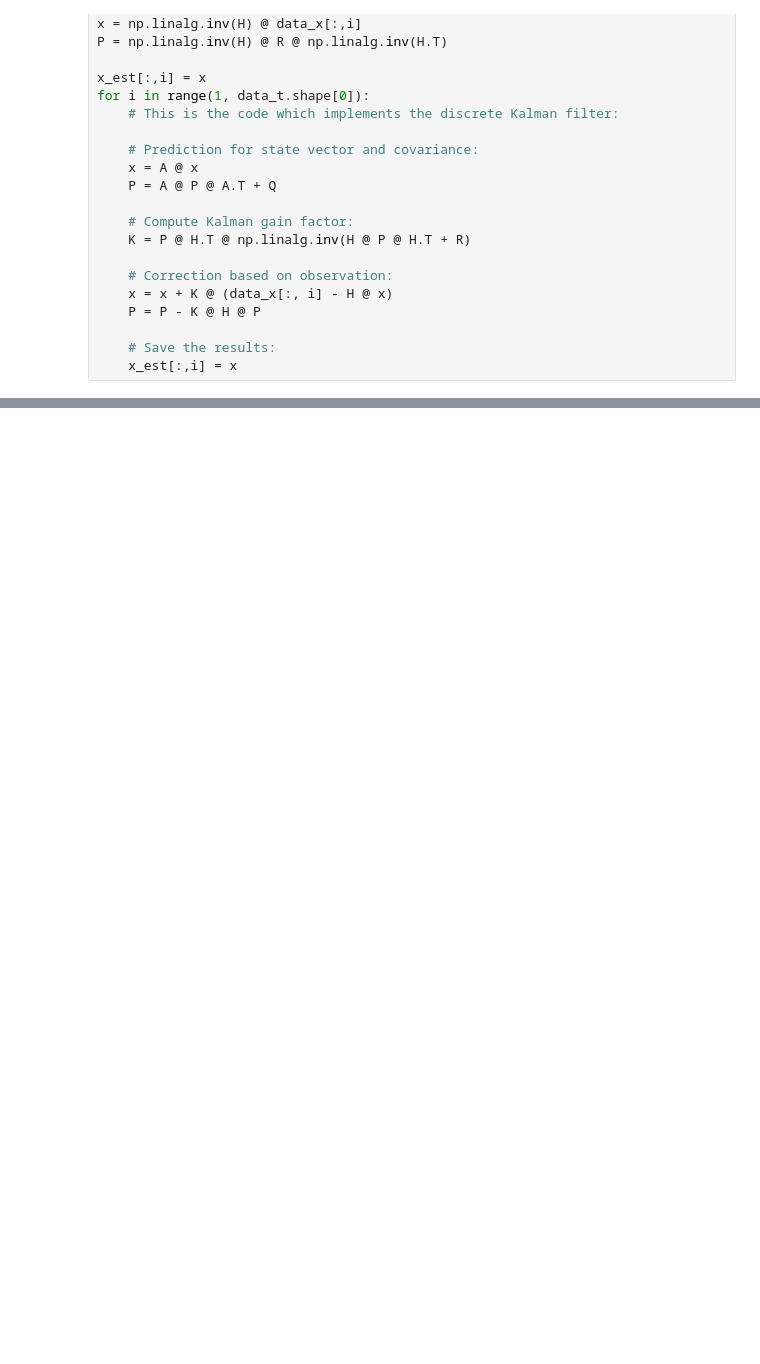
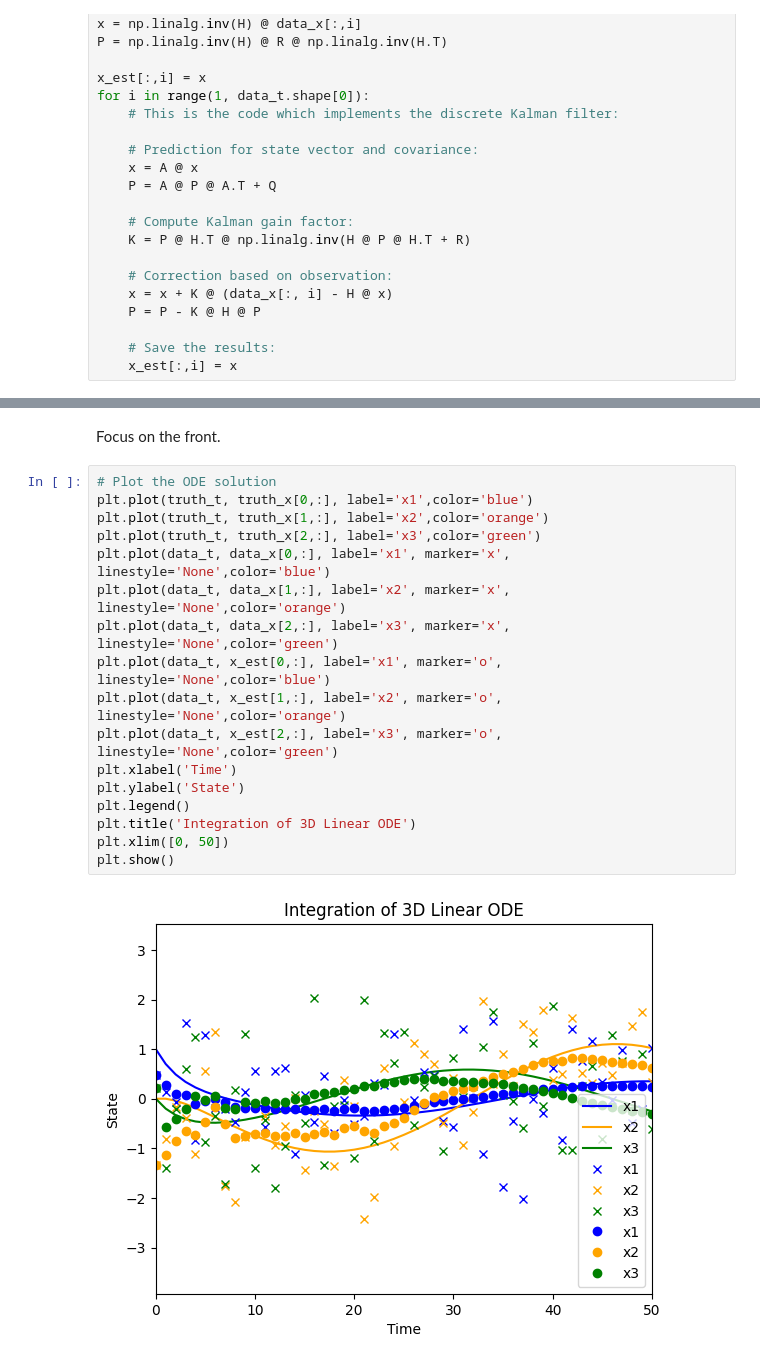
Before and after one commit to llfung/KalmanFilter-Intro, a Jupyter notebook: KalmanFilter.ipynb, the cells around one changed output, grey strips where cells are left out. Cells and saved outputs as stored; diff of their text form; blank space fills up the shorter version.

```diff
--- a/KalmanFilter.ipynb
+++ b/KalmanFilter.ipynb
@@ -114,0 +117,21 @@ plt.show()
+# %% [markdown]
+Focus on the front.
+# %%
+# Plot the ODE solution
+plt.plot(truth_t, truth_x[0,:], label='x1',color='blue')
+plt.plot(truth_t, truth_x[1,:], label='x2',color='orange')
+plt.plot(truth_t, truth_x[2,:], label='x3',color='green')
+plt.plot(data_t, data_x[0,:], label='x1', marker='x', linestyle='None',color='blue')
+plt.plot(data_t, data_x[1,:], label='x2', marker='x', linestyle='None',color='orange')
+plt.plot(data_t, data_x[2,:], label='x3', marker='x', linestyle='None',color='green')
+plt.plot(data_t, x_est[0,:], label='x1', marker='o', linestyle='None',color='blue')
+plt.plot(data_t, x_est[1,:], label='x2', marker='o', linestyle='None',color='orange')
+plt.plot(data_t, x_est[2,:], label='x3', marker='o', linestyle='None',color='green')
+plt.xlabel('Time')
+plt.ylabel('State')
+plt.legend()
+plt.title('Integration of 3D Linear ODE')
+plt.xlim([0, 50])
+plt.show()
+# %% [output]
+[figure, added]
```
Also changed, not shown: parts of 5 cells of this notebook, 1 other file.
